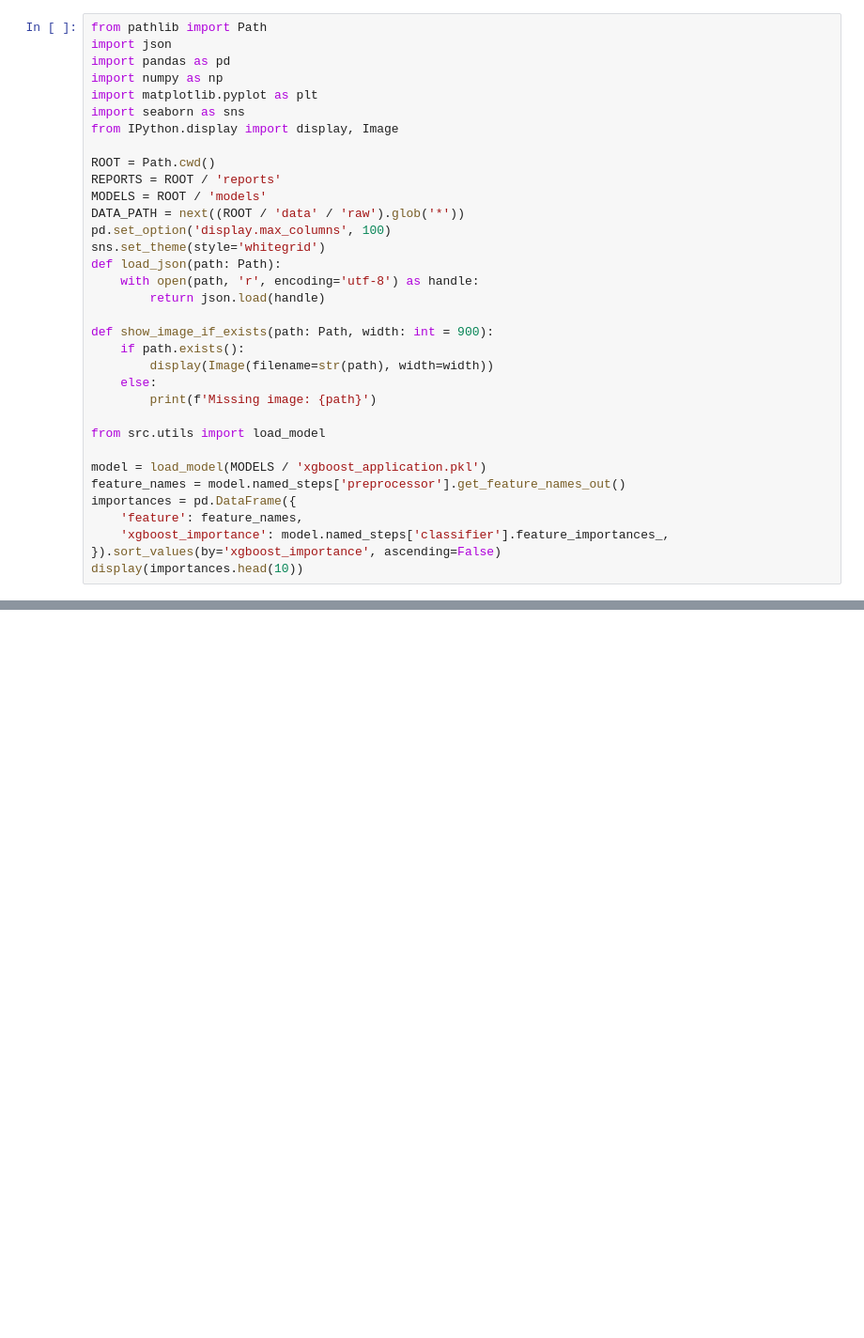
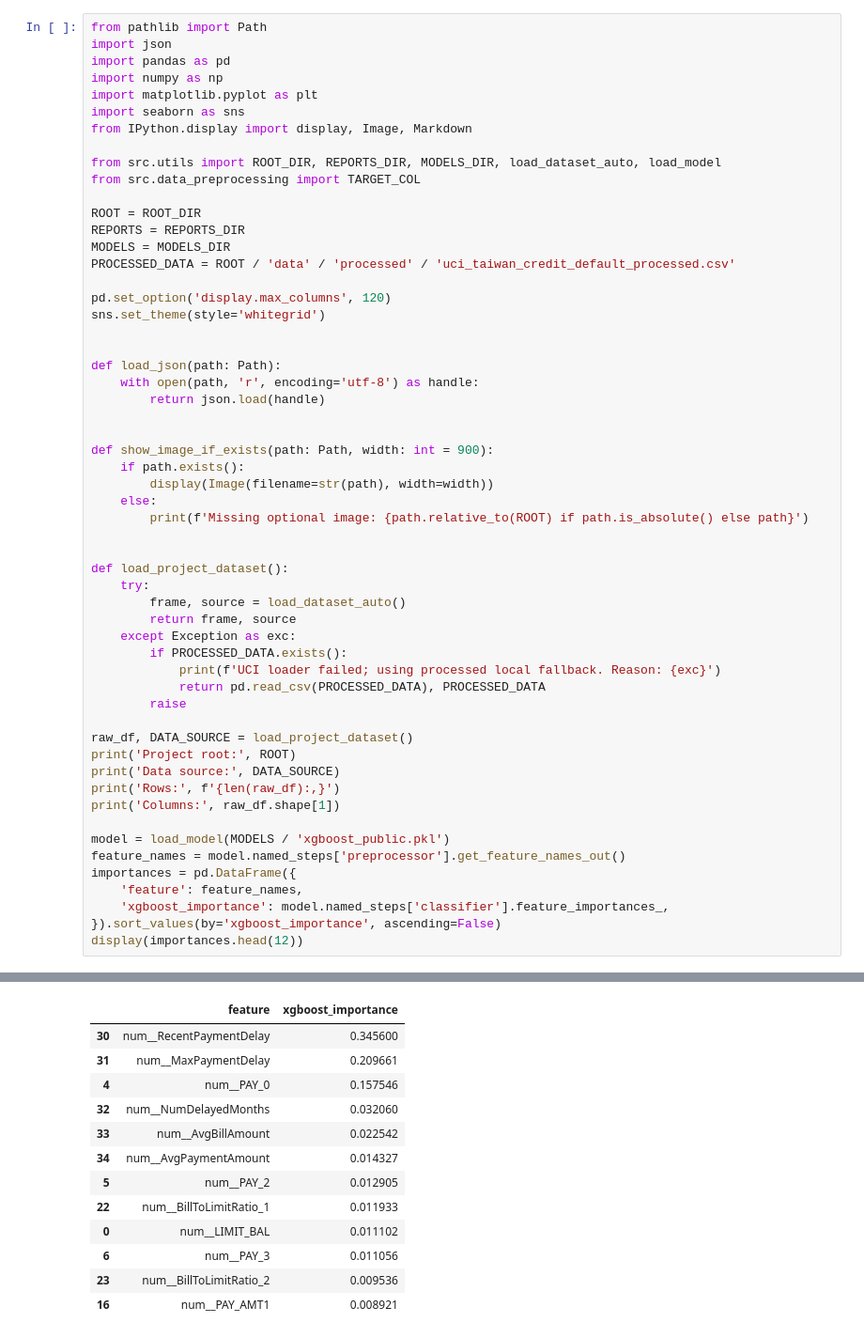
Before and after one commit to KarthikAshtekar/credit-default-xai, a Jupyter notebook: notebooks/07_shap_analysis.ipynb, the cells around one changed output, grey strips where cells are left out. Shown at 94% size. Saved outputs shown, nothing was run; the diff lists cells and outputs as text; blank space fills up the shorter version.

```diff
--- a/notebooks/07_shap_analysis.ipynb
+++ b/notebooks/07_shap_analysis.ipynb
@@ -13,30 +13,53 @@ import pandas as pd
 import numpy as np
 import matplotlib.pyplot as plt
 import seaborn as sns
-from IPython.display import display, Image
+from IPython.display import display, Image, Markdown
 
-ROOT = Path.cwd()
-REPORTS = ROOT / 'reports'
-MODELS = ROOT / 'models'
-DATA_PATH = next((ROOT / 'data' / 'raw').glob('*'))
-pd.set_option('display.max_columns', 100)
+from src.utils import ROOT_DIR, REPORTS_DIR, MODELS_DIR, load_dataset_auto, load_model
+from src.data_preprocessing import TARGET_COL
+
+ROOT = ROOT_DIR
+REPORTS = REPORTS_DIR
+MODELS = MODELS_DIR
+PROCESSED_DATA = ROOT / 'data' / 'processed' / 'uci_taiwan_credit_default_processed.csv'
+
+pd.set_option('display.max_columns', 120)
 sns.set_theme(style='whitegrid')
+
+
 def load_json(path: Path):
     with open(path, 'r', encoding='utf-8') as handle:
         return json.load(handle)
+
 
 def show_image_if_exists(path: Path, width: int = 900):
     if path.exists():
         display(Image(filename=str(path), width=width))
     else:
-        print(f'Missing image: {path}')
+        print(f'Missing optional image: {path.relative_to(ROOT) if path.is_absolute() else path}')
 
-from src.utils import load_model
 
-model = load_model(MODELS / 'xgboost_application.pkl')
+def load_project_dataset():
+    try:
+        frame, source = load_dataset_auto()
+        return frame, source
+    except Exception as exc:
+        if PROCESSED_DATA.exists():
+            print(f'UCI loader failed; using processed local fallback. Reason: {exc}')
+            return pd.read_csv(PROCESSED_DATA), PROCESSED_DATA
+        raise
+
+raw_df, DATA_SOURCE = load_project_dataset()
+print('Project root:', ROOT)
+print('Data source:', DATA_SOURCE)
+print('Rows:', f'{len(raw_df):,}')
+print('Columns:', raw_df.shape[1])
+
+model = load_model(MODELS / 'xgboost_public.pkl')
 feature_names = model.named_steps['preprocessor'].get_feature_names_out()
 importances = pd.DataFrame({
     'feature': feature_names,
     'xgboost_importance': model.named_steps['classifier'].feature_importances_,
 }).sort_values(by='xgboost_importance', ascending=False)
-display(importances.head(10))
+display(importances.head(12))
+# %% [output]
@@ -43,3 +70,16 @@ display(importances.head(10))
+|  | feature | xgboost_importance |
+| 30 | num__RecentPaymentDelay | 0.345600 |
+| 31 | num__MaxPaymentDelay | 0.209661 |
+| 4 | num__PAY_0 | 0.157546 |
+| 32 | num__NumDelayedMonths | 0.032060 |
+| 33 | num__AvgBillAmount | 0.022542 |
+| 34 | num__AvgPaymentAmount | 0.014327 |
+| 5 | num__PAY_2 | 0.012905 |
+| 22 | num__BillToLimitRatio_1 | 0.011933 |
+| 0 | num__LIMIT_BAL | 0.011102 |
+| 6 | num__PAY_3 | 0.011056 |
+| 23 | num__BillToLimitRatio_2 | 0.009536 |
+| 16 | num__PAY_AMT1 | 0.008921 |
 # %% [markdown]
 ## Global explanation
 
```
Also changed, not shown: parts of 7 cells of this notebook, 12 other files.
